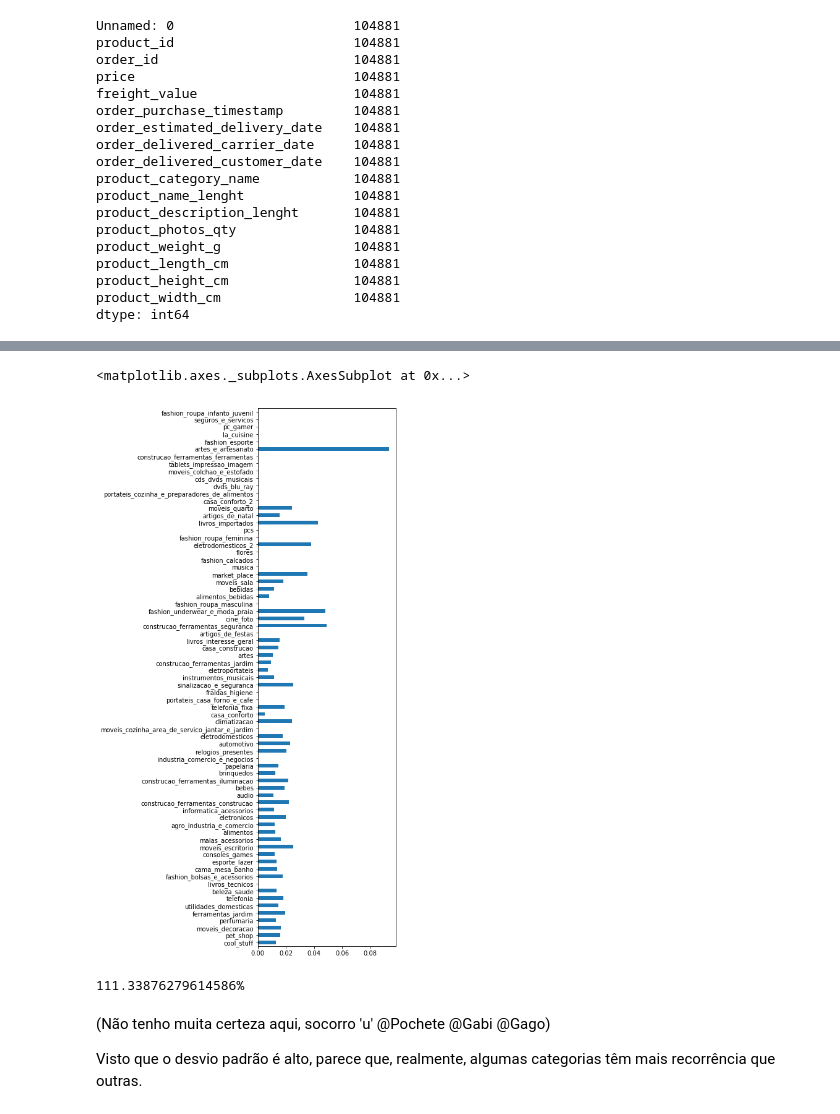
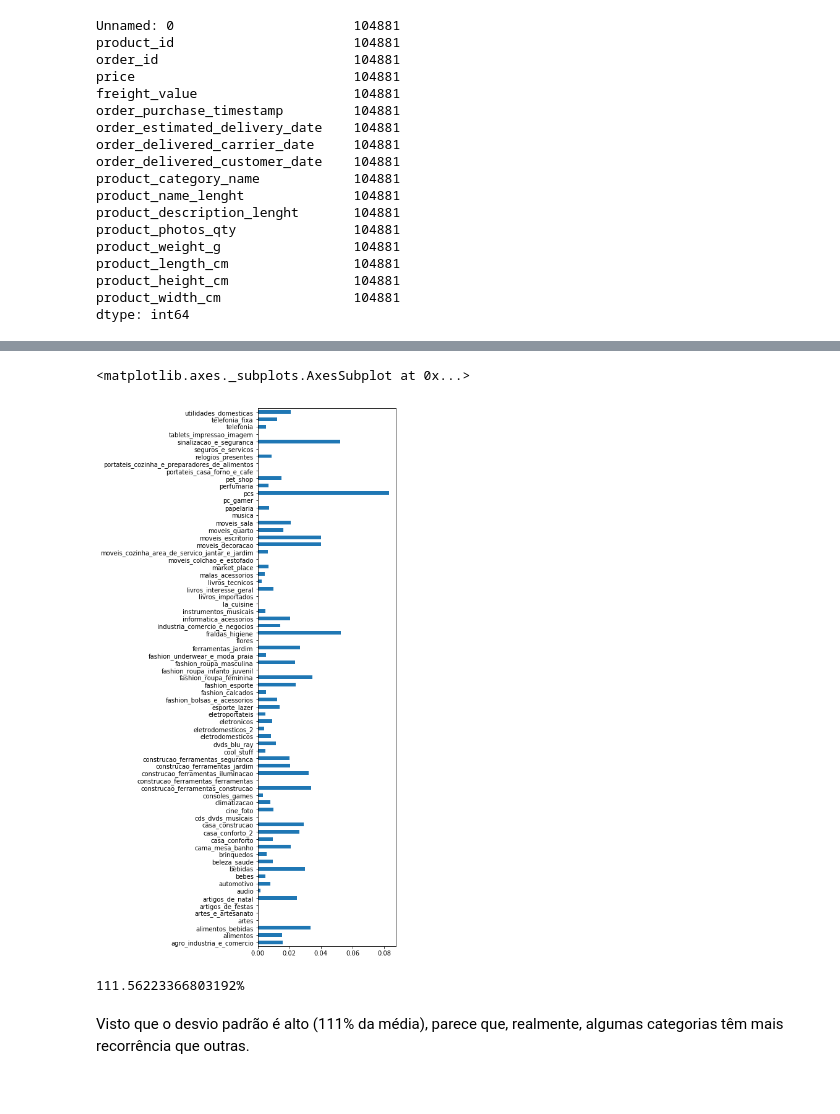
Before and after one commit to GuiBrandt/e-commerce, a Jupyter notebook: Sprint 1/recorrência.ipynb, the cells around one changed output, grey strips where cells are left out. Saved outputs shown, nothing was run; the diff lists cells and outputs as text; code cells hidden in the pictures.

Commit message:
Compras entre categorias

```diff
--- a/Sprint 1/recorrência.ipynb
+++ b/Sprint 1/recorrência.ipynb
@@ -253,17 +256,14 @@ recurrence_by_category.sort_values(by='rate', ascending=False).head()
 # %%
-recurrence_distribution = recurrence_by_category['rate'] / recurrence_by_category['rate'].sum()
+recurrence_distribution = (recurrence_by_category['rate'] / recurrence_by_category['rate'].sum()).sort_index()
+recurrence_distribution.plot.barh(figsize=(4, 16))
+# %% [output]
+<matplotlib.axes._subplots.AxesSubplot at 0x...>
+[figure, added]
-# %%
-recurrence_distribution.plot.barh(figsize=(4, 16))
-# %% [output]
-<matplotlib.axes._subplots.AxesSubplot at 0x...>
-[figure, removed]
 # %%
-print(recurrence_by_category['rate'].std() / recurrence_by_category['rate'].mean() * 100, '%', sep='')
+print(recurrence_distribution.std() / recurrence_distribution.mean() * 100, '%', sep='')
 # %% [output]
-111.33876279614586%
+111.56223366803192%
 # %% [markdown]
-(Não tenho muita certeza aqui, socorro 'u' @Pochete @Gabi @Gago)
-
-Visto que o desvio padrão é alto, parece que, realmente, algumas categorias têm mais recorrência que outras.
+Visto que o desvio padrão é alto (111% da média), parece que, realmente, algumas categorias têm mais recorrência que outras.
 # %%
 sales_by_category = orders_by_category.groupby('category').agg('count')['id']
```
Also changed, not shown: parts of 20 cells of this notebook.
